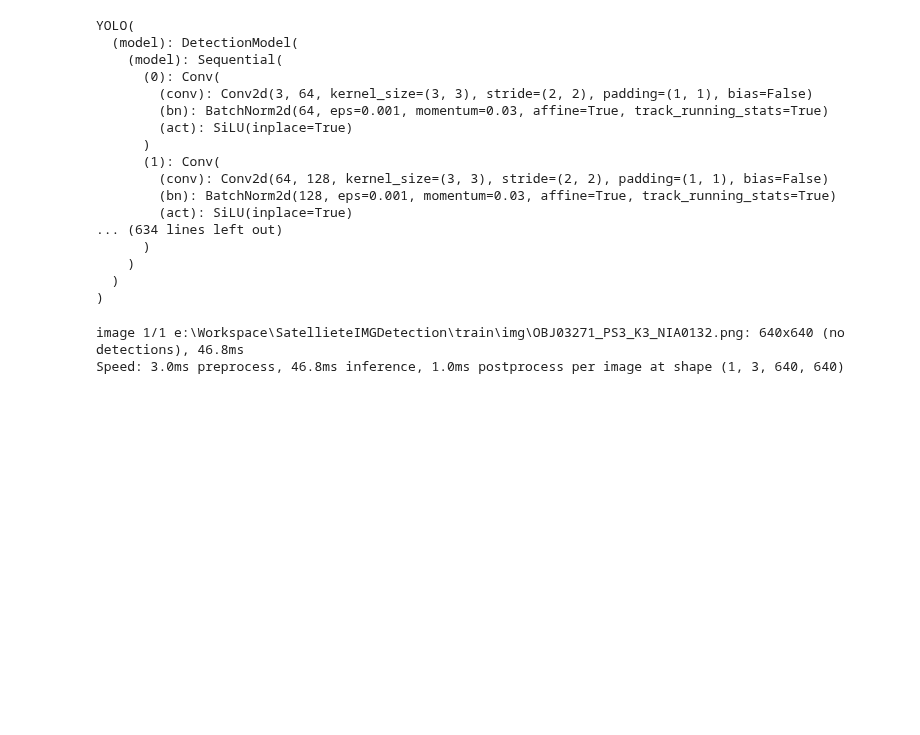
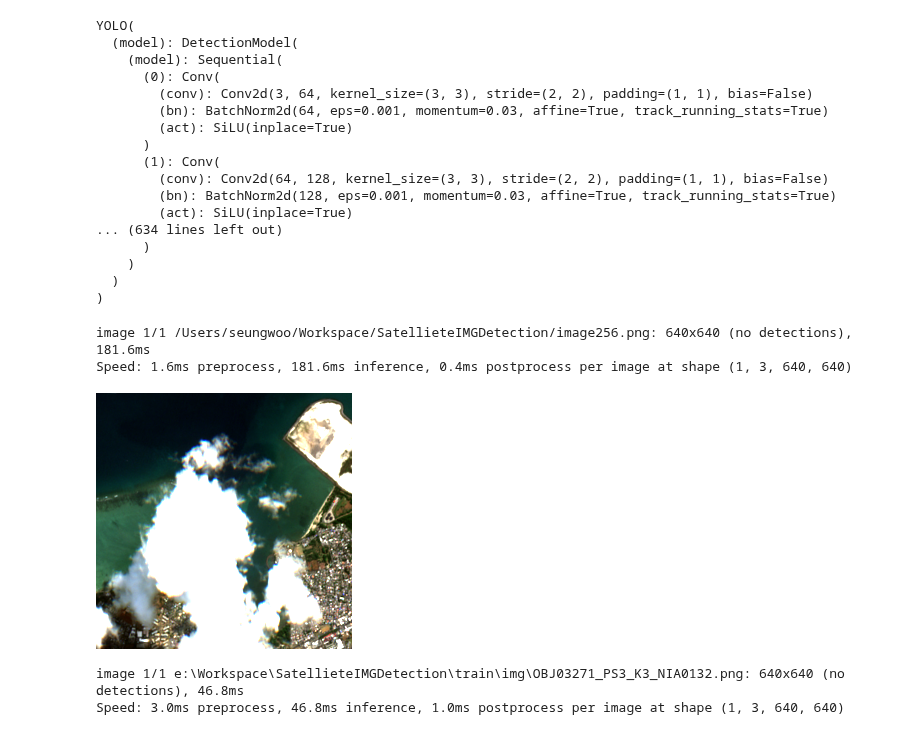
Before and after one commit to wooseungw/SatellieteIMGDetection, a Jupyter notebook: yolo_test.ipynb, the cells around one changed output. Drawn from its saved outputs; the diff is of its cells as text; code cells hidden in the pictures; blank space fills up the shorter version.

```diff
--- a/yolo_test.ipynb
+++ b/yolo_test.ipynb
@@ -24,6 +23,16 @@ YOLO(
     )
   )
 )
+# %%
+result = model('image256.png')
+# YOLO 결과에서 각 객체에 대해 특징을 추출 (예시로 모델 중간 출력을 이용할 수 있음)
+features = result[0].boxes  # YOLO 결과에서 박스 정보 등
+# 결과 표시
+result[0].show()
+# %% [output]
+image 1/1 /Users/seungwoo/Workspace/SatellieteIMGDetection/image256.png: 640x640 (no detections), 181.6ms
+Speed: 1.6ms preprocess, 181.6ms inference, 0.4ms postprocess per image at shape (1, 3, 640, 640)
+[figure, added]
 # %%
 import torch
 import torch.nn as nn
```
Also changed, not shown: parts of 1 cell of this notebook, 2 other files.
